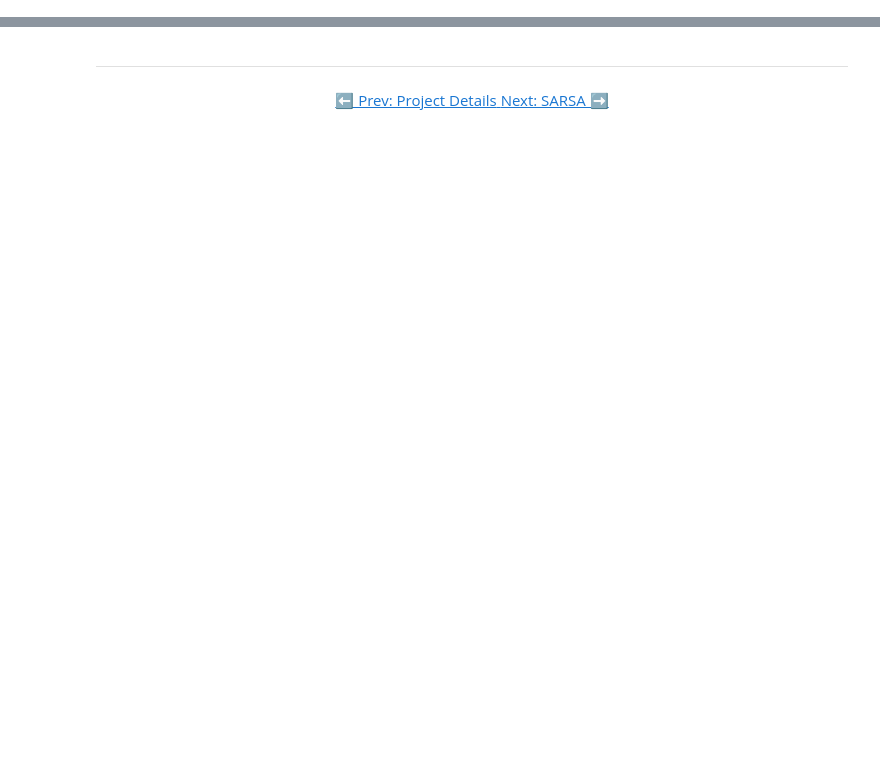
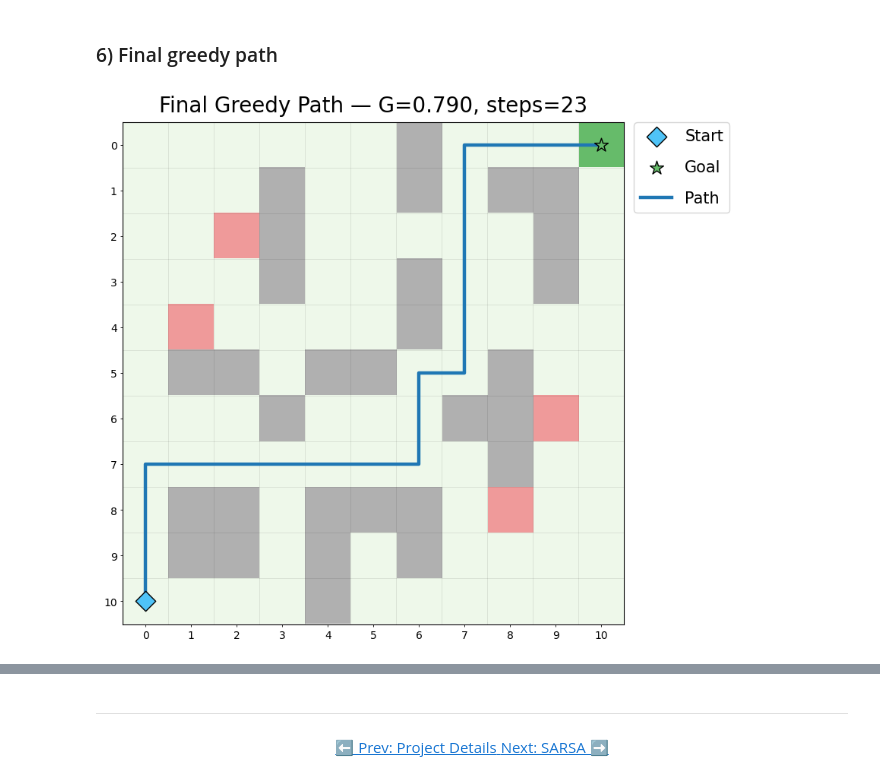
Before and after one commit to fcampoverdeg/reinforcement_learning, a Jupyter notebook: notebooks/01_q_learning.ipynb, the cells around one changed output, grey strips where cells are left out. Saved outputs shown, nothing was run; the diff lists cells and outputs as text; code cells hidden in the pictures; blank space fills up the shorter version.

Commit message:
Finished implementing Q-Learning, maybe some adjustments later

```diff
--- a/notebooks/01_q_learning.ipynb
+++ b/notebooks/01_q_learning.ipynb
@@ -17,0 +137,6 @@ from rl_capstone.rl_algorithms import q_learning, sarsa, dyna_q, TrainConfig
+# %%
+# Instantiate environment with your WorldSettings
+settings = WorldSettings()      # tweak if you want a different map
+env = GridWorld(settings)
+env.seed(7)
+print(f"States={env.num_states}, Actions={env.num_actions}, Grid={env.rows}x{env.cols}")
@@ -17,0 +249,11 @@ from rl_capstone.rl_algorithms import q_learning, sarsa, dyna_q, TrainConfig
+# %%
+cfg = TrainConfig(
+    episodes=300, max_steps=600,
+    alpha=0.15, gamma=0.99,
+    eps_start=1.0, eps_end=0.05, eps_decay_steps=8_000,
+    seed=3, q_init=0.0
+)
+logcfg = LogConfig(snapshot_every=40, eval_episodes=5, seed=7)
+
+Q, logs = q_learning_with_logs(env, cfg, logcfg)
+print("Training done.")
@@ -17,0 +282,19 @@ from rl_capstone.rl_algorithms import q_learning, sarsa, dyna_q, TrainConfig
+# %%
+def idx_traj_to_rc_path(env, traj_idx):
+    return [idx_to_rc(env, s) for s in traj_idx]
+
+for snap in logs["snapshots"]:
+    ep = snap["episode"]
+    Q_snap = snap["Q"]
+    avg_ret = snap["avg_return"]
+
+    # Run one greedy episode from this snapshot
+    G_snap, traj_idx = run_greedy_episode(env, Q_snap, max_steps=cfg.max_steps)
+    path_rc = idx_traj_to_rc_path(env, traj_idx)
+
+    env.reset()
+    env.render(
+        path=path_rc,
+        show_agent=False,
+        title=f"Snapshot @ Episode {ep} — greedy G≈{G_snap:.3f} (avg={avg_ret:.3f})"
+    )
@@ -17,0 +311,12 @@ from rl_capstone.rl_algorithms import q_learning, sarsa, dyna_q, TrainConfig
+# %% [markdown]
+### 6) Final greedy path
+# %%
+G_final, traj_final = run_greedy_episode(env, Q, max_steps=cfg.max_steps)
+env.reset()
+env.render(
+    path=idx_traj_to_rc_path(env, traj_final),
+    show_agent=False,
+    title=f"Final Greedy Path — G={G_final:.3f}, steps={len(traj_final)}"
+)
+# %% [output]
+[figure, added]
```
Also changed, not shown: parts of 20 cells of this notebook, 5 other files.
